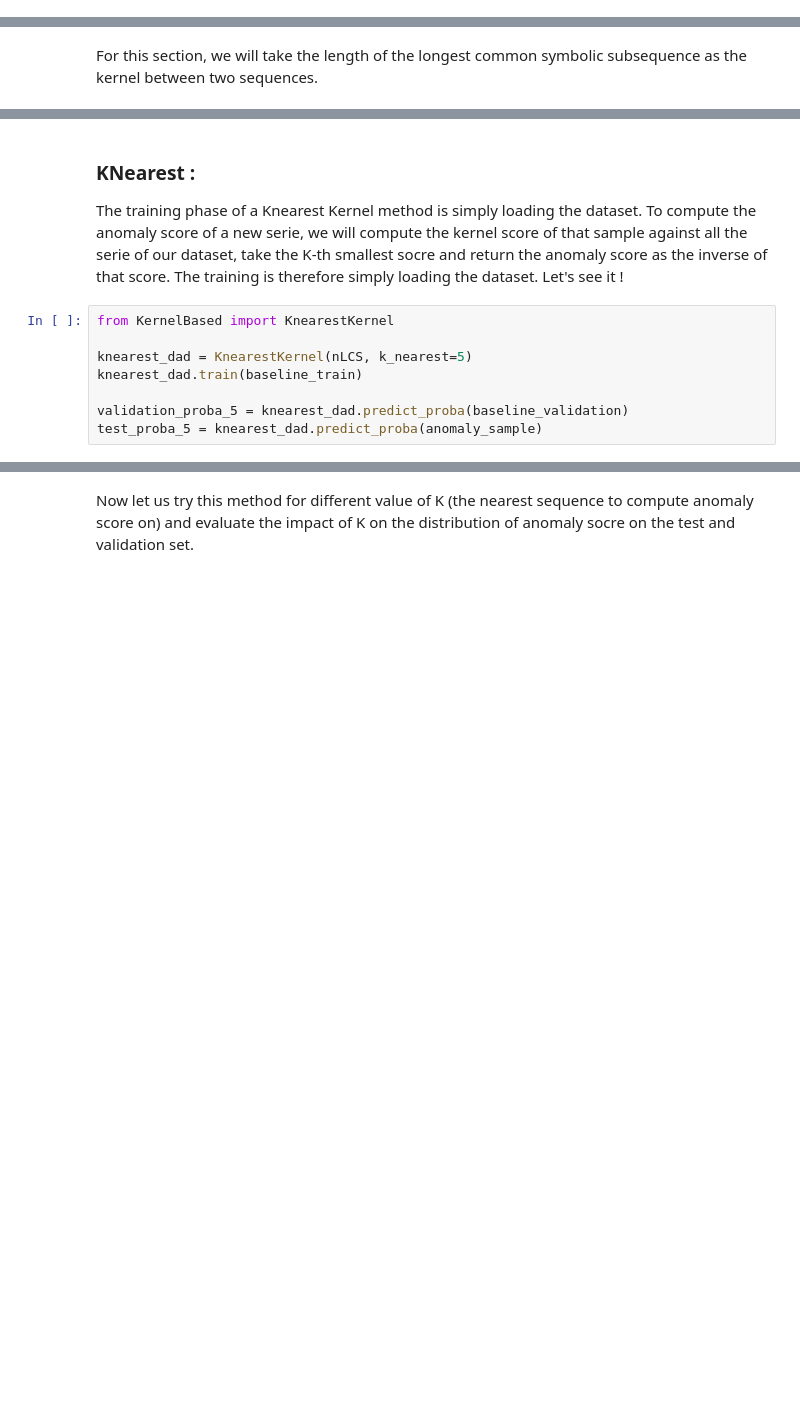
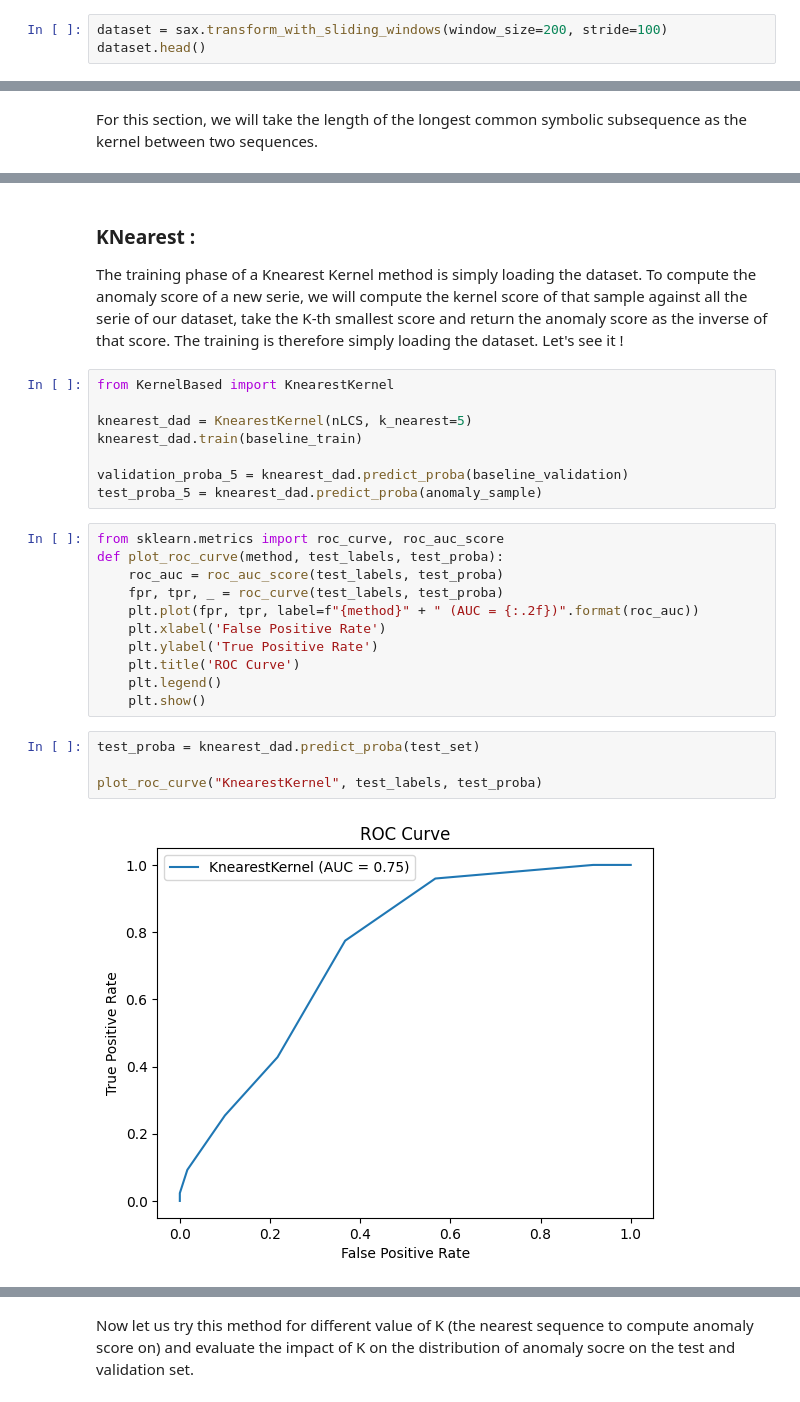
Before and after one commit to midsougou/DAD_library, a Jupyter notebook: dataset_explorer.ipynb, the cells around one changed output, grey strips where cells are left out. Drawn from its saved outputs; the diff is of its cells as text; blank space fills up the shorter version.

```diff
--- a/dataset_explorer.ipynb
+++ b/dataset_explorer.ipynb
@@ -63,0 +78,3 @@ dataset = saxer.transform()
+# %%
+dataset = sax.transform_with_sliding_windows(window_size=200, stride=100)
+dataset.head()
@@ -152,7 +185,7 @@ For this section, we will take the length of the longest common symbolic subsequ
 # %% [markdown]
 ### KNearest :
 
-The training phase of a Knearest Kernel method is simply loading the dataset. To compute the anomaly score of a new serie, we will compute the kernel score of that sample against all the serie of our dataset, take the K-th smallest socre and return the anomaly score as the inverse of that score. The training is therefore simply loading the dataset. Let's see it !
+The training phase of a Knearest Kernel method is simply loading the dataset. To compute the anomaly score of a new serie, we will compute the kernel score of that sample against all the serie of our dataset, take the K-th smallest score and return the anomaly score as the inverse of that score. The training is therefore simply loading the dataset. Let's see it !
 # %%
 from KernelBased import KnearestKernel
 
@@ -161,3 +194,20 @@ knearest_dad.train(baseline_train)
 
 validation_proba_5 = knearest_dad.predict_proba(baseline_validation)
 test_proba_5 = knearest_dad.predict_proba(anomaly_sample)
+# %%
+from sklearn.metrics import roc_curve, roc_auc_score
+def plot_roc_curve(method, test_labels, test_proba):
+    roc_auc = roc_auc_score(test_labels, test_proba)
+    fpr, tpr, _ = roc_curve(test_labels, test_proba)
+    plt.plot(fpr, tpr, label=f"{method}" + " (AUC = {:.2f})".format(roc_auc))
+    plt.xlabel('False Positive Rate')
+    plt.ylabel('True Positive Rate')
+    plt.title('ROC Curve')
+    plt.legend()
+    plt.show()
+# %%
+test_proba = knearest_dad.predict_proba(test_set)
+
+plot_roc_curve("KnearestKernel", test_labels, test_proba)
+# %% [output]
+[figure, added]
```
Also changed, not shown: parts of 20 cells of this notebook, 1 other file.
